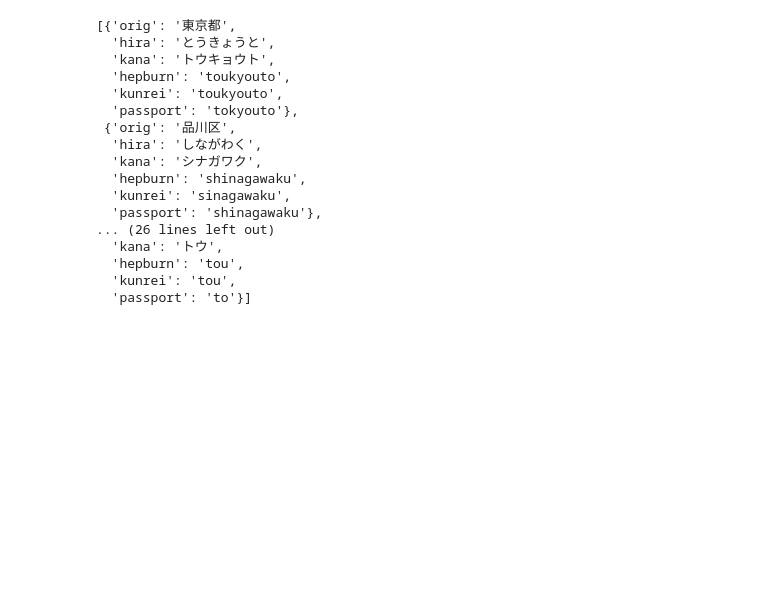
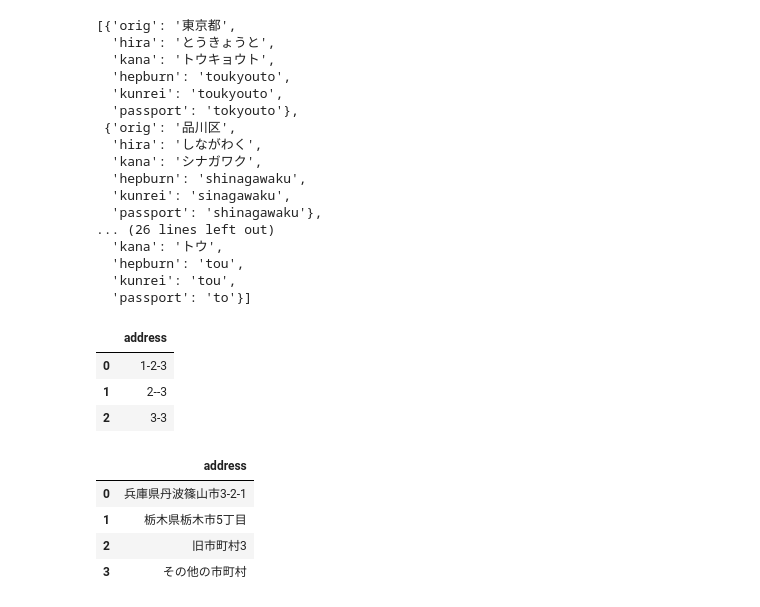
Before and after one commit to boco129/hoge, a Jupyter notebook: Untitled8.ipynb, the cells around one changed output. Drawn from its saved outputs; the diff is of its cells as text; code cells hidden in the pictures; blank space fills up the shorter version.

```diff
--- a/Untitled8.ipynb
+++ b/Untitled8.ipynb
@@ -455,0 +474,36 @@ result
+# %%
+replace_address_format(df, 'address')
+# %% [output]
+|  | address |
+| 0 | 1-2-3 |
+| 1 | 2--3 |
+| 2 | 3-3 |
+# %%
+path = "/content/drive/MyDrive/市町村名変更.csv"
+import csv
+import pandas as pd
+
+dict_rename = {}
+with open(path) as f:
+  reader = csv.reader(f)
+  for row in reader:
+    dict_rename[row[0]] = row[1]
+
+def replace_address(address, dict_rename):
+    for old, new in dict_rename.items():
+        if old in address:
+            address = address.replace(old, new)
+            break  # 最初のマッチの後でループを終了
+    return address
+
+df = pd.DataFrame({'address': ['兵庫県篠山市3-2-1', '栃木県下都賀郡藤岡町5丁目', '旧市町村3', 'その他の市町村']})
+# 各行に対して置換操作を行う
+df['address'] = df['address'].apply(replace_address, dict_rename=dict_rename)
+# %%
+df
+# %% [output]
+|  | address |
+| 0 | 兵庫県丹波篠山市3-2-1 |
+| 1 | 栃木県栃木市5丁目 |
+| 2 | 旧市町村3 |
+| 3 | その他の市町村 |
```
Also changed, not shown: parts of 3 cells of this notebook.
